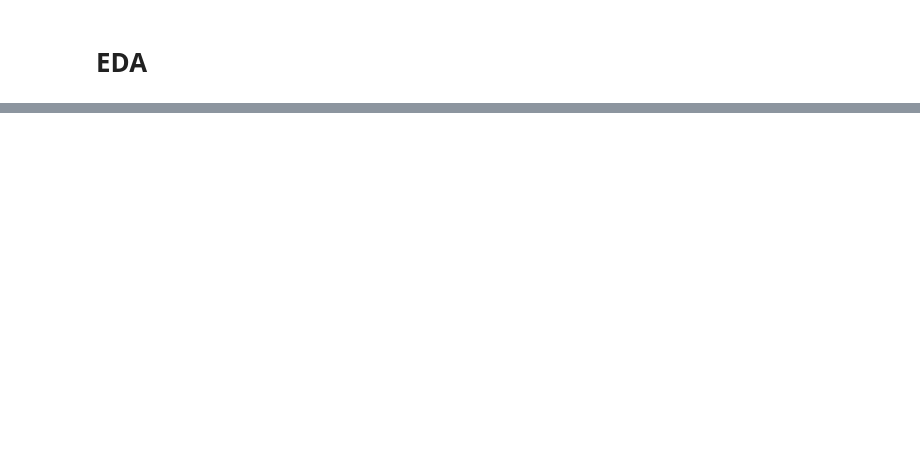
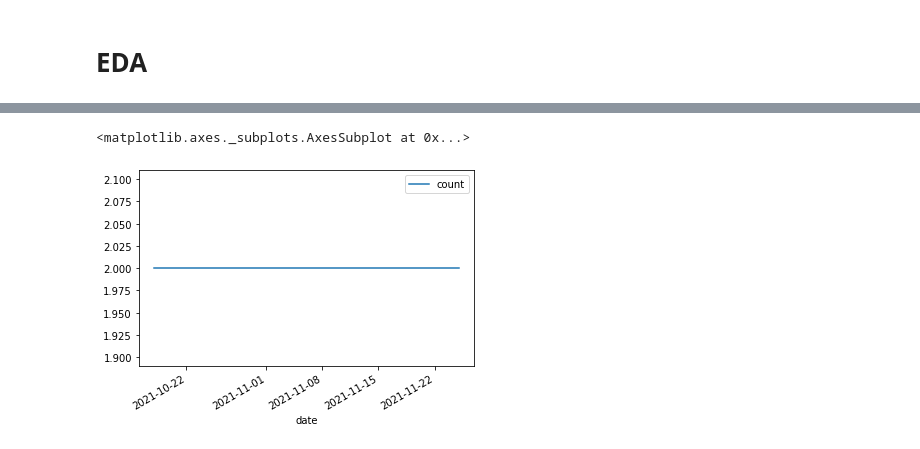
Before and after one commit to NizarGhandri/bitcoin_sentiment_analysis, a Jupyter notebook: Baseline.ipynb, the cells around one changed output, grey strips where cells are left out. Drawn from its saved outputs; the diff is of its cells as text; code cells hidden in the pictures; blank space fills up the shorter version.

```diff
--- a/Baseline.ipynb
+++ b/Baseline.ipynb
@@ -1,11 +1,13 @@
 # %% [markdown]
 # EDA
 # %%
-from data_fetcher import TweetGenerator
+from data_fetcher import TweetGenerator, ReturnFactorsGenerator
 from config import load_config
+import pandas as pd
+from utils import DataMode
 
 
-
+pd.set_option("display.max_rows", None, "display.max_columns", None)
 configuration = load_config(0)
 
-a = TweetGenerator(configuration, pre_process=True)
+a = TweetGenerator(DataMode.TRAINING, configuration, pre_process=False)
@@ -48,0 +106,8 @@ pd.to_csv(a.data, os.path.join("data", "preprocessed.csv"))
+# %%
+import pandas as pd
+
+t = pd.to_datetime(a.data['date'], errors="coerce", infer_datetime_format=True).dt.floor("d").value_counts().rename_axis('date').reset_index(name='count')
+t.plot(x="date", y="count")
+# %% [output]
+<matplotlib.axes._subplots.AxesSubplot at 0x...>
+[figure, added]
```
Also changed, not shown: parts of 13 cells of this notebook, 8 other files.
